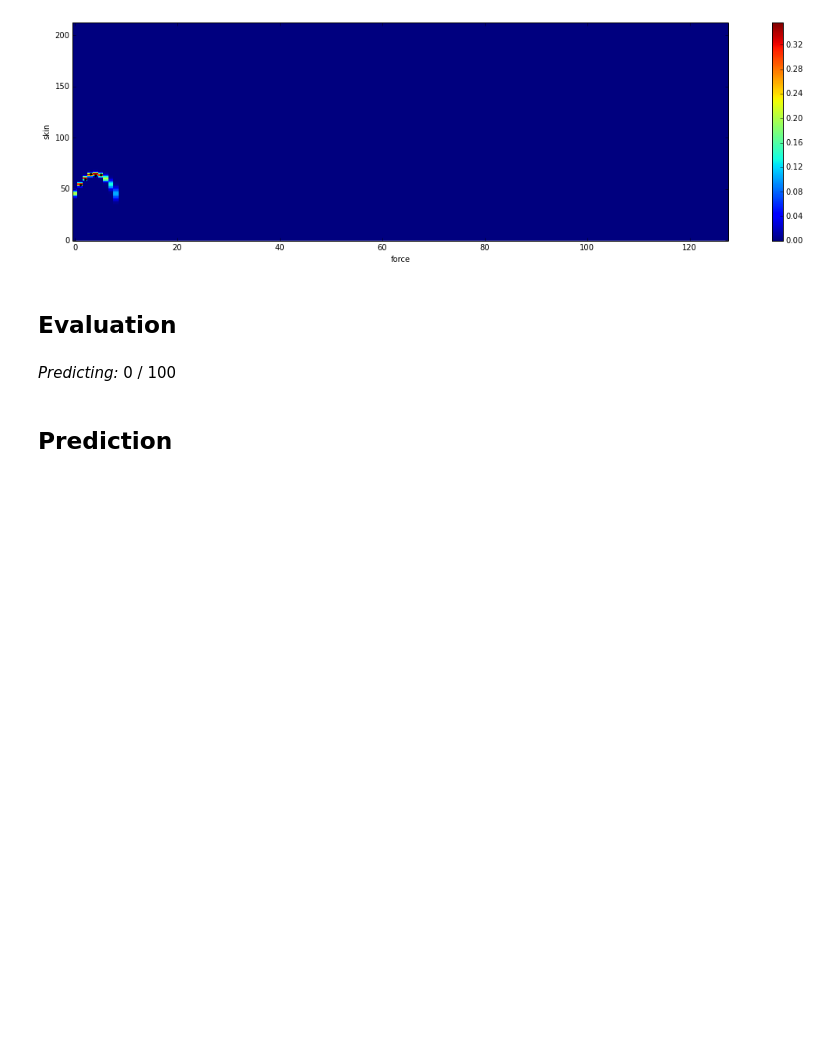
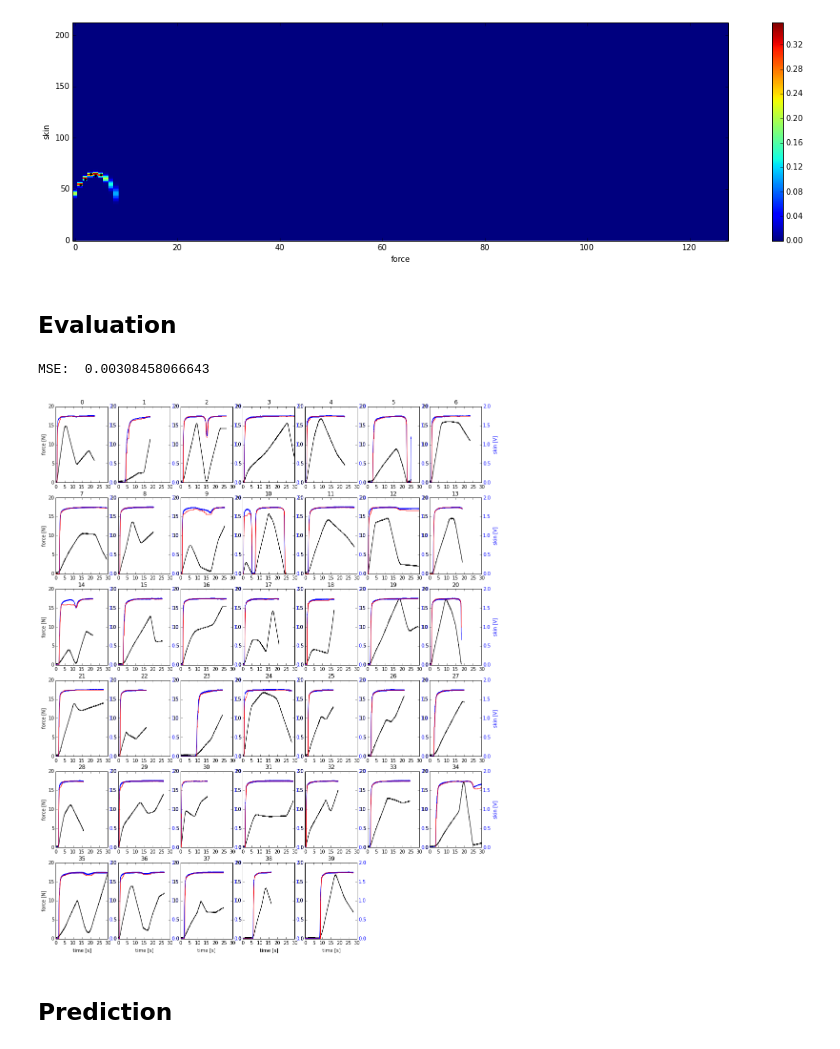
Before and after one commit to surban/ml, a Jupyter notebook: notebooks/Skin-AllChains.ipynb, the cells around one changed output. Cells and saved outputs as stored; diff of their text form; code cells hidden in the pictures; blank space fills up the shorter version.

```diff
--- a/notebooks/Skin-AllChains.ipynb
+++ b/notebooks/Skin-AllChains.ipynb
@@ -131,15 +131,16 @@ plt.ylabel("skin")
 # %%
 prt = 'tst'
 force, skin, valid = ws.discrete_force[prt], ws.discrete_skin[prt], ws.valid[prt]
 skin_p = ws.predict_multicurve(lambda f: sc.most_probable_states(f)[0], force, skin, valid)
 print "MSE: ", multistep_error(ws.from_discrete_skin(skin_p), ws.from_discrete_skin(skin), valid, mean_err=True)
 
-n_plot_smpls = 20
-figsize(16,10)
+n_plot_smpls = 40
+figsize(16,20)
 plot_multicurve_time(ws.from_discrete_force(force[:, 0:n_plot_smpls]), ws.from_discrete_skin(skin[:, 0:n_plot_smpls]), valid[:, 0:n_plot_smpls],
                      ws.from_discrete_skin(skin_p[:, 0:n_plot_smpls]), timestep=ws.ds.timestep)
 # %% [output]
-Predicting: 0 / 100
+MSE:  0.00308458066643
+[figure, added]
 # %% [markdown]
 ## Prediction
 # %%
```
Also changed, not shown: parts of 1 cell of this notebook, 1 other file.
